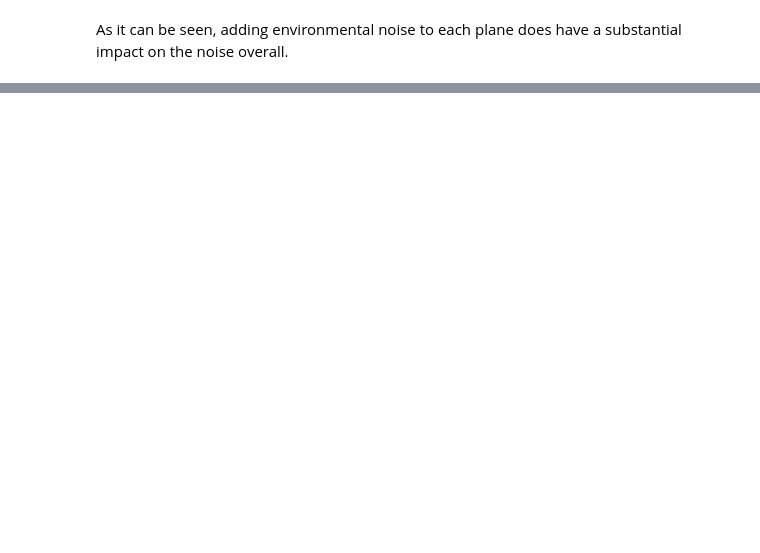
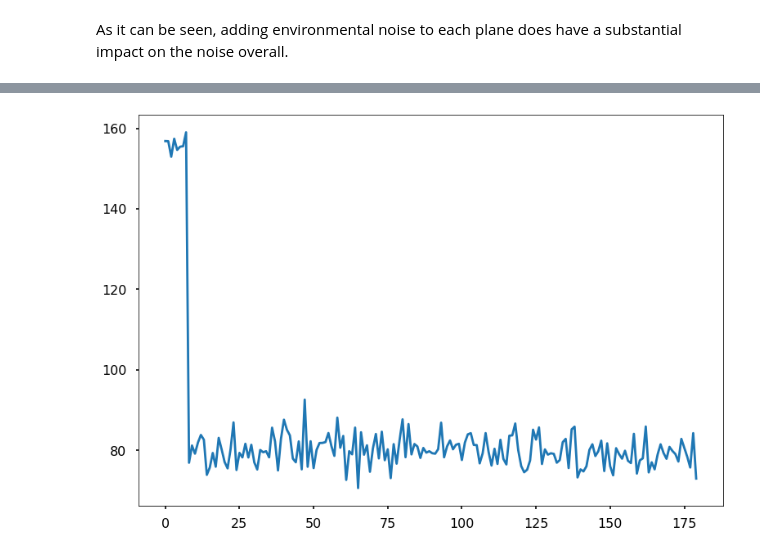
Before and after one commit to mohammedfmehboob/PythonTutorials, a Jupyter notebook: Lesson10/tutorial010Exercise-Copy2.ipynb, the cells around one changed output, grey strips where cells are left out. Saved outputs shown, nothing was run; the diff lists cells and outputs as text; code cells hidden in the pictures; blank space fills up the shorter version.

```diff
--- a/Lesson10/tutorial010Exercise-Copy2.ipynb
+++ b/Lesson10/tutorial010Exercise-Copy2.ipynb
@@ -728,2 +728,17 @@ plt.xlim([0, 40])
 # %% [markdown]
 As it can be seen, adding environmental noise to each plane does have a substantial impact on the noise overall.
+# %%
+# different way of doing the environment
+env_noys = 40
+
+env_total = np.zeros((morn_planes, mornMins))
+env_total[:, :] = env_noys
+print(env_total[:,:])
+plt.plot(env_total[:,  :]);
+plt.xlabel('Time (min)')
+plt.ylabel('noise (dB)')
+print(env_total.shape)
+noise_amplitude = 2
+env_amp = noise_amplitude * np.random.randn(*env_total.shape)
+total_env_noys = env_total + env_amp
+plt.plot(total_env_noys);
@@ -729,0 +755,5 @@ As it can be seen, adding environmental noise to each plane does have a substant
+# %%
+planes_m_total = planes_m + total_env_noys
+plt.plot(planes_m_total[0, :]);
+# %% [output]
+[figure, added]
```
Also changed, not shown: parts of 16 cells of this notebook.
